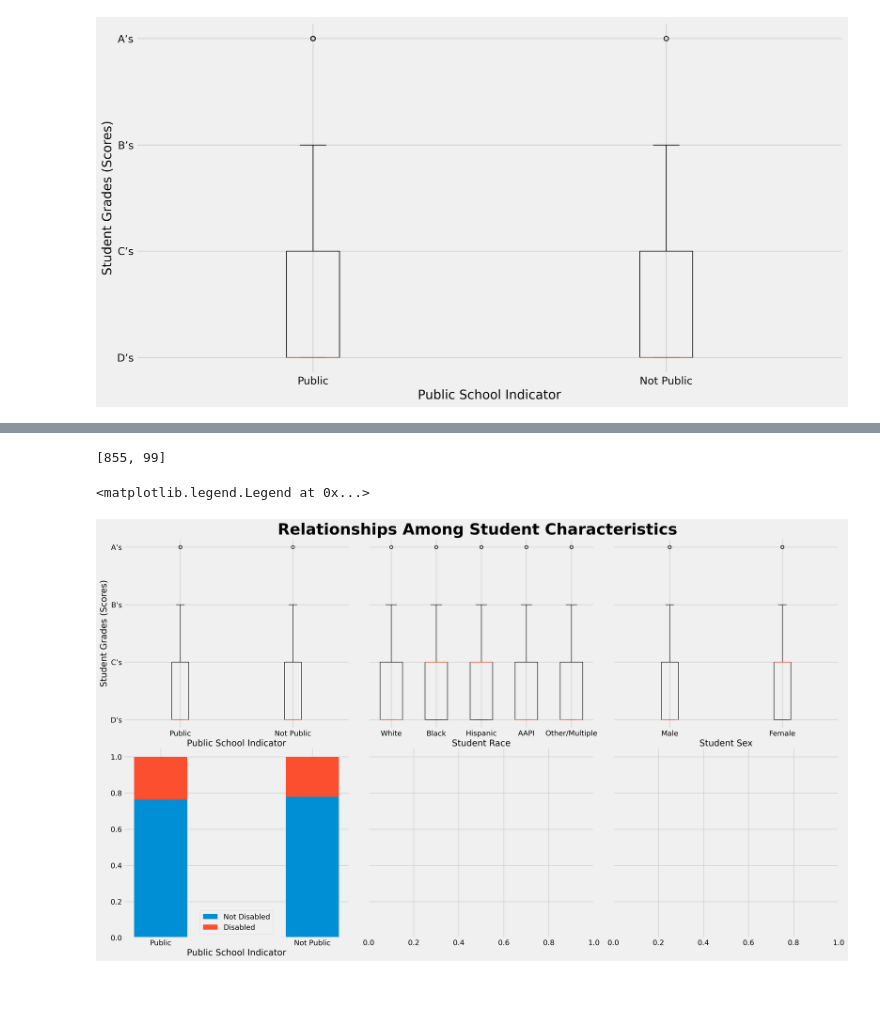
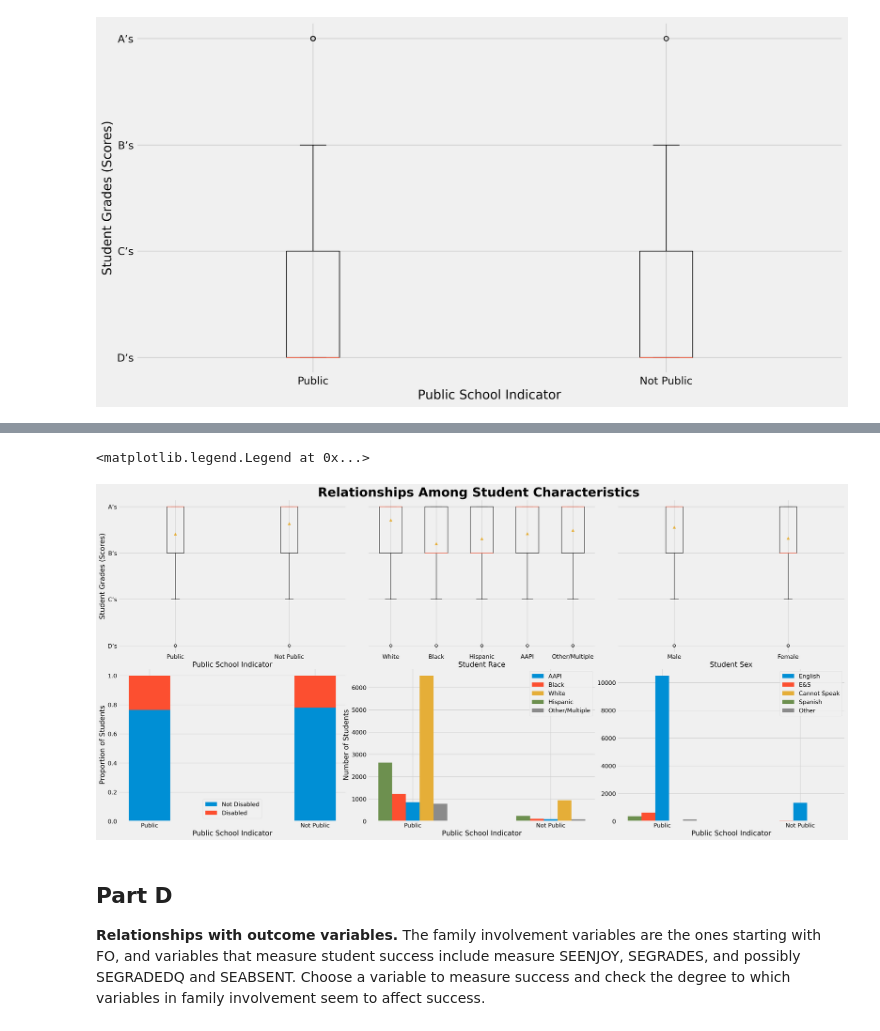
Before and after one commit to mattzhao-R/data-118, a Jupyter notebook: Project118_Fall22.ipynb, the cells around one changed output, grey strips where cells are left out. Saved outputs shown, nothing was run; the diff lists cells and outputs as text; code cells hidden in the pictures; blank space fills up the shorter version.

Commit message:
through Part d - graphs done

```diff
--- a/Project118_Fall22.ipynb
+++ b/Project118_Fall22.ipynb
@@ -317,14 +314,15 @@ fig.tight_layout()
 # side by side counts
 width=0.1
 pub_labs=['Public','Not Public']
-race_labs=list(race_map.values())
+race_labs=df_c['RACEETH'].replace(race_map).unique().tolist()
 x=np.arange(1,len(pub_labs)+1)
-#ax1.bar(x,bar_counts(df_c,'EDCPUB','RACEETH')[0],width,label='r1')
-for i, val in enumerate(race_labs):
+for i, _ in enumerate(race_labs):
     if i < len(race_labs)/2:
-        ax1.bar(x - (width/len(race_labs))*i, bar_counts(df_c,'EDCPUB','RACEETH')[i], width, label=val)
-    else:
-        ax1.bar(x + (width/len(race_labs))*i, bar_counts(df_c,'EDCPUB','RACEETH')[i], width, label=val)
+        if i==-i:
+            ax1.bar(x - (width*i), bar_counts(df_c,'EDCPUB','RACEETH')[i], width, label=race_labs[i])
+        else:
+            ax1.bar(x - (width*i), bar_counts(df_c,'EDCPUB','RACEETH')[i], width, label=race_labs[i])
+            ax1.bar(x + (width*i), bar_counts(df_c,'EDCPUB','RACEETH')[-i], width, label=race_labs[-i])
 
 ax1.set_xlabel('Public School Indicator')
 ax1.set_ylabel('Number of Students')
@@ -336,3 +333,0 @@ ax1.legend()
-# %%
-for i, val in enumerate(race_labs):
-    print(x - (width/len(race_labs))*i)
@@ -345,43 +334,83 @@ for i, val in enumerate(race_labs):
-# %%
-bar_counts(df_c,'EDCPUB','RACEETH')[0]
-# %% [output]
-[855, 99]
 # %%
 # Grade relationships
-fig, axes = plt.subplots(2, 3, sharey='row')
+fig, axes = plt.subplots(2, 3)
 fig.suptitle('Relationships Among Student Characteristics', y = 0.96, fontsize = 30, fontweight='bold')
-fig.set_size_inches(20, 12)
+fig.set_size_inches(25, 12)
 fig.set_dpi(250)
 fig.tight_layout()
 
 ## modifying grid for 5 plots
 #axes[1][2].set_visible(False)
 #axes[1][0].set_position([0.24,0.125,0.228,0.343])
 #axes[1][1].set_position([0.55,0.125,0.228,0.343])
 
 # Student Grades Graphs
 pub_labs = ['Public','Not Public']
-axes[0,0].boxplot(boxplot_cats(df_c,'EDCPUB','SEGRADES'),labels=pub_labs)
+axes[0,0].boxplot(boxplot_cats(df_c,'EDCPUB','SEGRADES'),labels=pub_labs,showmeans=True)
 axes[0,0].set_xlabel('Public School Indicator')
 axes[0,0].set_ylabel('Student Grades (Scores)')
-axes[0,0].set_yticks(ticks=np.arange(4,0,-1),labels=list(grades_map.values())[1:-1])
+axes[0,0].set_yticks(ticks=np.arange(1,5),labels=list(grades_map.values())[1:-1])
+axes[0,0].invert_yaxis()
 
-axes[0,1].boxplot(boxplot_cats(df_c,'RACEETH','SEGRADES'),labels=list(race_map.values()))
+axes[0,1].boxplot(boxplot_cats(df_c,'RACEETH','SEGRADES'),labels=list(race_map.values()),showmeans=True)
 axes[0,1].set_xlabel('Student Race')
+axes[0,1].set_yticks(ticks=np.arange(1,5),labels="")
+axes[0,1].invert_yaxis()
 
-axes[0,2].boxplot(boxplot_cats(df_c,'CSEX','SEGRADES'),labels=['Male','Female'])
+axes[0,2].boxplot(boxplot_cats(df_c,'CSEX','SEGRADES'),labels=['Male','Female'],showmeans=True)
 axes[0,2].set_xlabel('Student Sex')
+axes[0,2].set_yticks(ticks=np.arange(1,5),labels="")
+axes[0,2].invert_yaxis()
 
 # Cross-relationship Graphs
-width=0.35
+width=0.25
 pub_labs=['Public','Not Public']
 n1 = make_props(bar_counts(df_c,'DSBLTY','EDCPUB')[0])
 n2 = make_props(bar_counts(df_c,'DSBLTY','EDCPUB')[1])
 temp = np.array([n1,n2])
 axes[1,0].bar(pub_labs, list(temp[:,0]), width, label='Not Disabled')
 axes[1,0].bar(pub_labs, list(temp[:,1]), width, bottom=list(temp[:,0]), label='Disabled')
 axes[1,0].set_xlabel('Public School Indicator')
+axes[1,0].set_ylabel('Proportion of Students')
 axes[1,0].legend()
+
+width=0.1
+pub_labs=['Public','Not Public']
+race_labs=df_c['RACEETH'].replace(race_map).unique().tolist()
+x=np.arange(1,len(pub_labs)+1)
+for i, _ in enumerate(race_labs):
+    if i < len(race_labs)/2:
+        if i==-i:
+            axes[1,1].bar(x - (width*i), bar_counts(df_c,'EDCPUB','RACEETH')[i], width, label=race_labs[i])
+        else:
+            axes[1,1].bar(x - (width*i), bar_counts(df_c,'EDCPUB','RACEETH')[i], width, label=race_labs[i])
+            axes[1,1].bar(x + (width*i), bar_counts(df_c,'EDCPUB','RACEETH')[-i], width, label=race_labs[-i])
+
+axes[1,1].set_xlabel('Public School Indicator')
+axes[1,1].set_ylabel('Number of Students')
+axes[1,1].set_xticks(ticks=x,labels=pub_labs)
+axes[1,1].legend()
+
+#CSPEAKX
+width=0.1
+pub_labs=['Public','Not Public']
+lang_labs=df_c['CSPEAKX'].replace(lang_map).unique().tolist()
+x=np.arange(1,len(pub_labs)+1)
+for i, _ in enumerate(lang_labs):
+    if i < len(race_labs)/2:
+        if i==-i:
+            axes[1,2].bar(x - (width*i), bar_counts(df_c,'EDCPUB','CSPEAKX')[i], width, label=lang_labs[i])
+        else:
+            axes[1,2].bar(x - (width*i), bar_counts(df_c,'EDCPUB','CSPEAKX')[i], width, label=lang_labs[i])
+            axes[1,2].bar(x + (width*i), bar_counts(df_c,'EDCPUB','CSPEAKX')[-i], width, label=lang_labs[-i])
+
+axes[1,2].set_xlabel('Public School Indicator')
+#axes[1,2].set_ylabel('Number of Students')
+axes[1,2].set_xticks(ticks=x,labels=pub_labs)
+axes[1,2].legend()
 # %% [output]
 <matplotlib.legend.Legend at 0x...>
-[figure, old version]
+[figure, new version]
+# %% [markdown]
+## Part D
+**Relationships with outcome variables.**  The family involvement variables are the ones starting with FO, and variables that measure student success include  measure SEENJOY, SEGRADES, and possibly SEGRADEDQ and SEABSENT.  Choose a variable to measure success and check the degree to which variables in family involvement seem to affect success.
```
Also changed, not shown: parts of 15 cells of this notebook.
